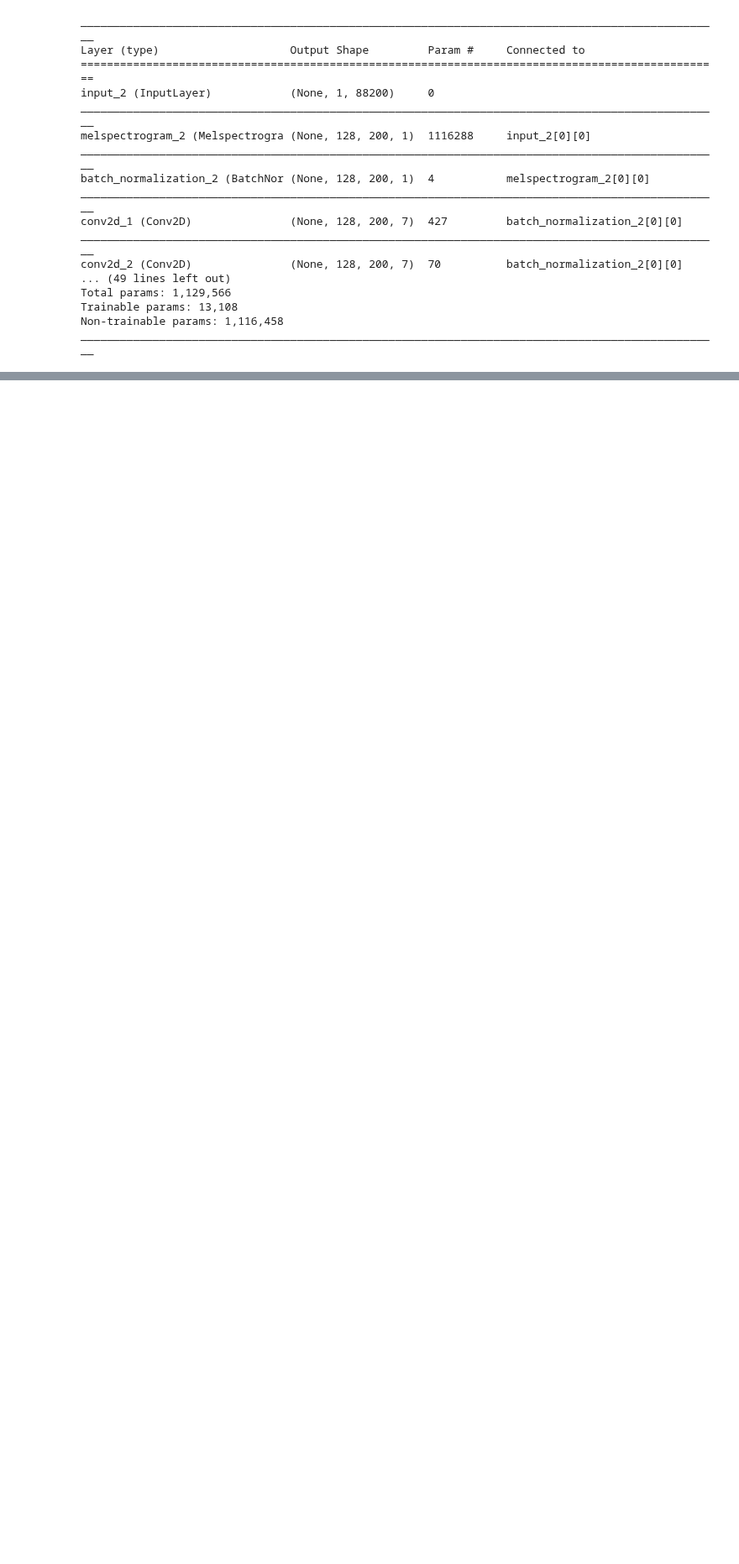
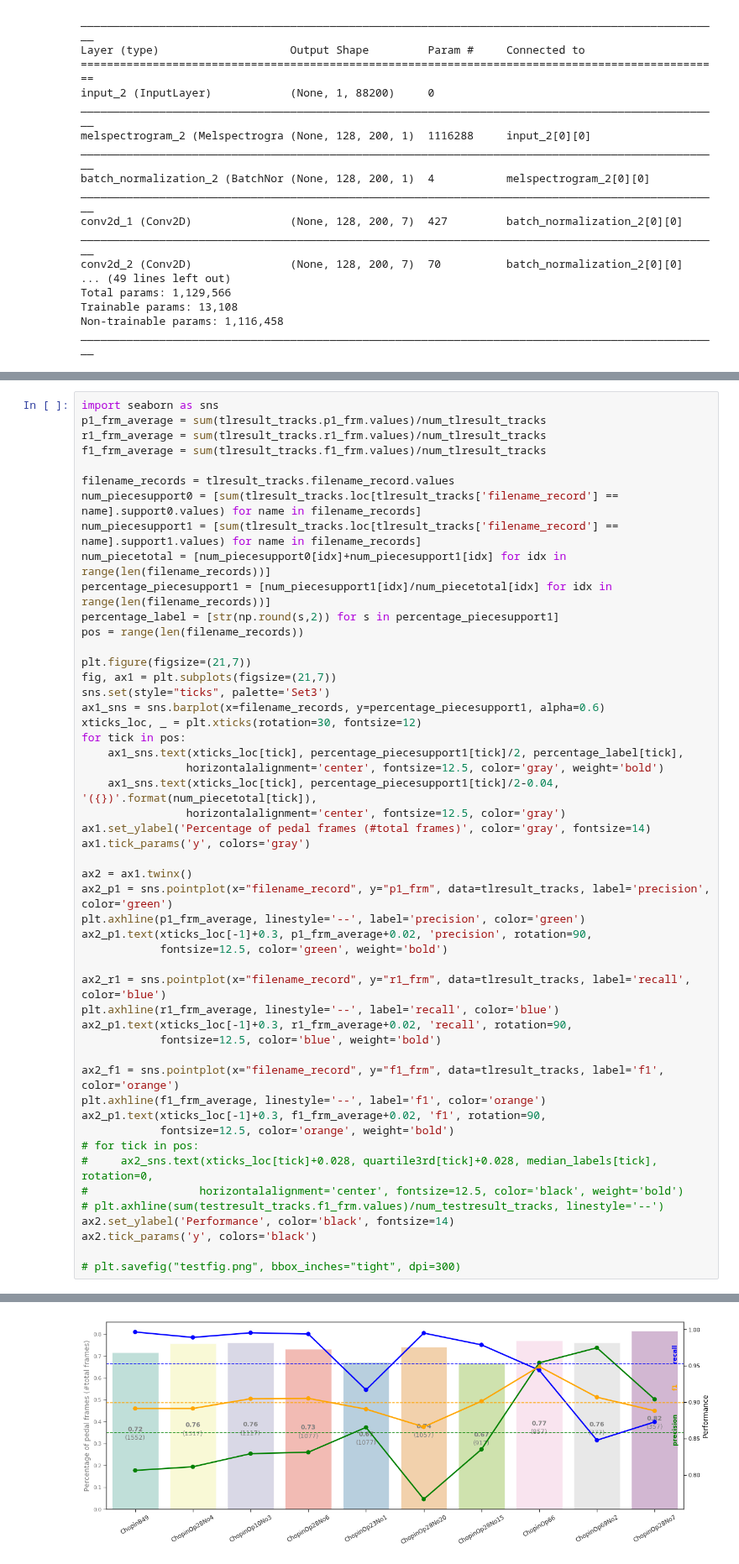
Before and after one commit to beiciliang/sustain-pedal-detection, a Jupyter notebook: 4. test on real audio data.ipynb, the cells around one changed output, grey strips where cells are left out. Shown at 84% size. Saved outputs shown, nothing was run; the diff lists cells and outputs as text; blank space fills up the shorter version.

```diff
--- a/4. test on real audio data.ipynb
+++ b/4. test on real audio data.ipynb
@@ -699,0 +801,51 @@ np.savez(os.path.join(save_dir, 'transfer-learning-xyg_segment.npz'),
+# %%
+import seaborn as sns
+p1_frm_average = sum(tlresult_tracks.p1_frm.values)/num_tlresult_tracks
+r1_frm_average = sum(tlresult_tracks.r1_frm.values)/num_tlresult_tracks
+f1_frm_average = sum(tlresult_tracks.f1_frm.values)/num_tlresult_tracks
+
+filename_records = tlresult_tracks.filename_record.values
+num_piecesupport0 = [sum(tlresult_tracks.loc[tlresult_tracks['filename_record'] == name].support0.values) for name in filename_records]
+num_piecesupport1 = [sum(tlresult_tracks.loc[tlresult_tracks['filename_record'] == name].support1.values) for name in filename_records]
+num_piecetotal = [num_piecesupport0[idx]+num_piecesupport1[idx] for idx in range(len(filename_records))]
+percentage_piecesupport1 = [num_piecesupport1[idx]/num_piecetotal[idx] for idx in range(len(filename_records))]
+percentage_label = [str(np.round(s,2)) for s in percentage_piecesupport1]
+pos = range(len(filename_records))
+
+plt.figure(figsize=(21,7))
+fig, ax1 = plt.subplots(figsize=(21,7))
+sns.set(style="ticks", palette='Set3')
+ax1_sns = sns.barplot(x=filename_records, y=percentage_piecesupport1, alpha=0.6)
+xticks_loc, _ = plt.xticks(rotation=30, fontsize=12)
+for tick in pos:
+    ax1_sns.text(xticks_loc[tick], percentage_piecesupport1[tick]/2, percentage_label[tick],
+                horizontalalignment='center', fontsize=12.5, color='gray', weight='bold')
+    ax1_sns.text(xticks_loc[tick], percentage_piecesupport1[tick]/2-0.04, '({})'.format(num_piecetotal[tick]),
+                horizontalalignment='center', fontsize=12.5, color='gray')
+ax1.set_ylabel('Percentage of pedal frames (#total frames)', color='gray', fontsize=14)
+ax1.tick_params('y', colors='gray')
+
+ax2 = ax1.twinx()
+ax2_p1 = sns.pointplot(x="filename_record", y="p1_frm", data=tlresult_tracks, label='precision', color='green')
+plt.axhline(p1_frm_average, linestyle='--', label='precision', color='green')
+ax2_p1.text(xticks_loc[-1]+0.3, p1_frm_average+0.02, 'precision', rotation=90,
+            fontsize=12.5, color='green', weight='bold')
+
+ax2_r1 = sns.pointplot(x="filename_record", y="r1_frm", data=tlresult_tracks, label='recall', color='blue')
+plt.axhline(r1_frm_average, linestyle='--', label='recall', color='blue')
+ax2_p1.text(xticks_loc[-1]+0.3, r1_frm_average+0.02, 'recall', rotation=90,
+            fontsize=12.5, color='blue', weight='bold')
+
+ax2_f1 = sns.pointplot(x="filename_record", y="f1_frm", data=tlresult_tracks, label='f1', color='orange')
+plt.axhline(f1_frm_average, linestyle='--', label='f1', color='orange')
+ax2_p1.text(xticks_loc[-1]+0.3, f1_frm_average+0.02, 'f1', rotation=90,
+            fontsize=12.5, color='orange', weight='bold')
+# for tick in pos:
+#     ax2_sns.text(xticks_loc[tick]+0.028, quartile3rd[tick]+0.028, median_labels[tick], rotation=0,
+#                 horizontalalignment='center', fontsize=12.5, color='black', weight='bold')
+# plt.axhline(sum(testresult_tracks.f1_frm.values)/num_testresult_tracks, linestyle='--')
+ax2.set_ylabel('Performance', color='black', fontsize=14)
+ax2.tick_params('y', colors='black')
+
+# plt.savefig("testfig.png", bbox_inches="tight", dpi=300)
+# %% [output]
@@ -699,0 +853 @@ np.savez(os.path.join(save_dir, 'transfer-learning-xyg_segment.npz'),
+[figure, added]
```
Also changed, not shown: parts of 5 cells of this notebook.
